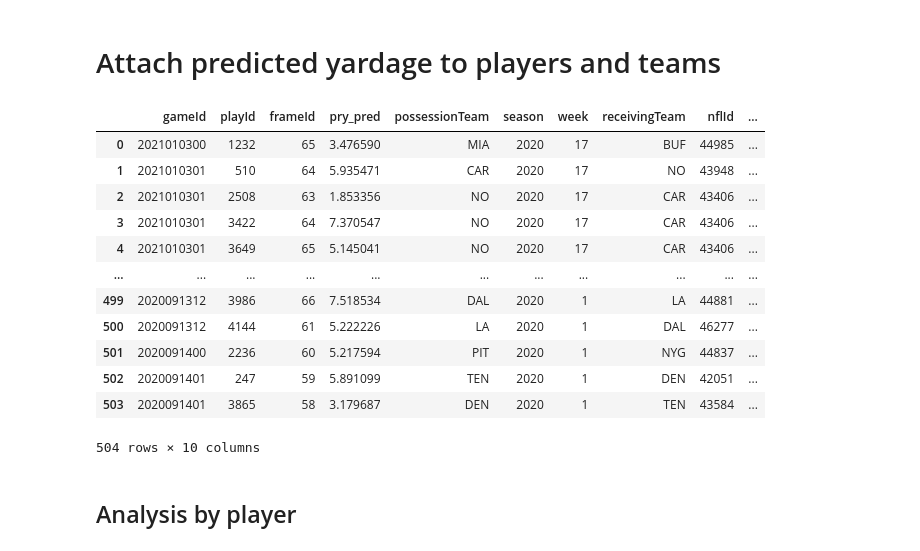
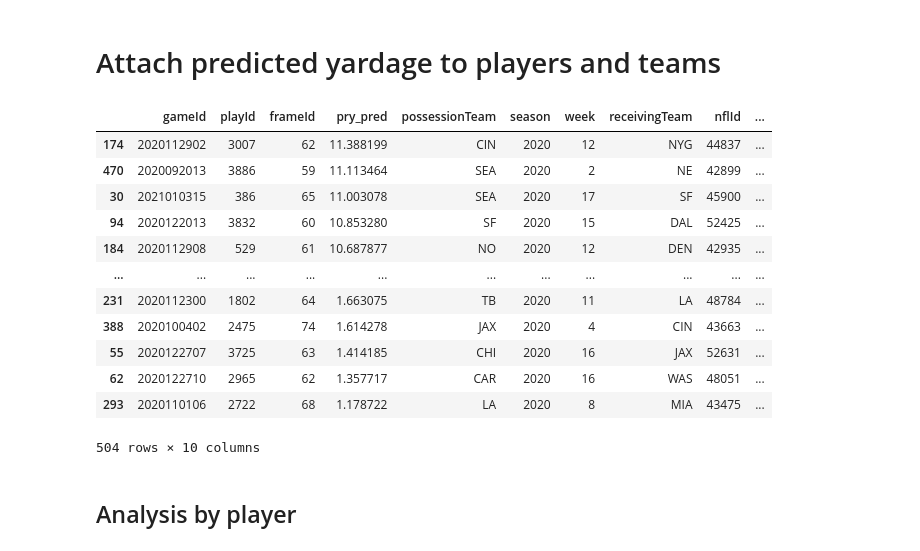
Before and after one commit to pschlais/kaggle_nfl_bdb_2022, a Jupyter notebook: 4_FairCatchPlayPrep.ipynb, the cells around one changed output. Cells and saved outputs as stored; diff of their text form; code cells hidden in the pictures.

```diff
--- a/4_FairCatchPlayPrep.ipynb
+++ b/4_FairCatchPlayPrep.ipynb
@@ -133,22 +133,22 @@ puntreturn_df = (
            right_on='nflId')
     .drop(columns='returnerId')
 )
-# %%
-puntreturn_df
-# %% [output]
-|  | gameId | playId | frameId | pry_pred | possessionTeam | season | week | receivingTeam | nflId | ... |
-| 0 | 2021010300 | 1232 | 65 | 3.476590 | MIA | 2020 | 17 | BUF | 44985 | ... |
-| 1 | 2021010301 | 510 | 64 | 5.935471 | CAR | 2020 | 17 | NO | 43948 | ... |
-| 2 | 2021010301 | 2508 | 63 | 1.853356 | NO | 2020 | 17 | CAR | 43406 | ... |
-| 3 | 2021010301 | 3422 | 64 | 7.370547 | NO | 2020 | 17 | CAR | 43406 | ... |
-| 4 | 2021010301 | 3649 | 65 | 5.145041 | NO | 2020 | 17 | CAR | 43406 | ... |
-| ... | ... | ... | ... | ... | ... | ... | ... | ... | ... | ... |
-| 499 | 2020091312 | 3986 | 66 | 7.518534 | DAL | 2020 | 1 | LA | 44881 | ... |
-| 500 | 2020091312 | 4144 | 61 | 5.222226 | LA | 2020 | 1 | DAL | 46277 | ... |
-| 501 | 2020091400 | 2236 | 60 | 5.217594 | PIT | 2020 | 1 | NYG | 44837 | ... |
-| 502 | 2020091401 | 247 | 59 | 5.891099 | TEN | 2020 | 1 | DEN | 42051 | ... |
-| 503 | 2020091401 | 3865 | 58 | 3.179687 | DEN | 2020 | 1 | TEN | 43584 | ... |
-504 rows × 10 columns
+# %%
+puntreturn_df.sort_values('pry_pred', ascending=False)
+# %% [output]
+|  | gameId | playId | frameId | pry_pred | possessionTeam | season | week | receivingTeam | nflId | ... |
+| 174 | 2020112902 | 3007 | 62 | 11.388199 | CIN | 2020 | 12 | NYG | 44837 | ... |
+| 470 | 2020092013 | 3886 | 59 | 11.113464 | SEA | 2020 | 2 | NE | 42899 | ... |
+| 30 | 2021010315 | 386 | 65 | 11.003078 | SEA | 2020 | 17 | SF | 45900 | ... |
+| 94 | 2020122013 | 3832 | 60 | 10.853280 | SF | 2020 | 15 | DAL | 52425 | ... |
+| 184 | 2020112908 | 529 | 61 | 10.687877 | NO | 2020 | 12 | DEN | 42935 | ... |
+| ... | ... | ... | ... | ... | ... | ... | ... | ... | ... | ... |
+| 231 | 2020112300 | 1802 | 64 | 1.663075 | TB | 2020 | 11 | LA | 48784 | ... |
+| 388 | 2020100402 | 2475 | 74 | 1.614278 | JAX | 2020 | 4 | CIN | 43663 | ... |
+| 55 | 2020122707 | 3725 | 63 | 1.414185 | CHI | 2020 | 16 | JAX | 52631 | ... |
+| 62 | 2020122710 | 2965 | 62 | 1.357717 | CAR | 2020 | 16 | WAS | 48051 | ... |
+| 293 | 2020110106 | 2722 | 68 | 1.178722 | LA | 2020 | 8 | MIA | 43475 | ... |
+504 rows × 10 columns
 # %% [markdown]
 ## Analysis by player
 # %%
```
Also changed, not shown: parts of 2 cells of this notebook.
